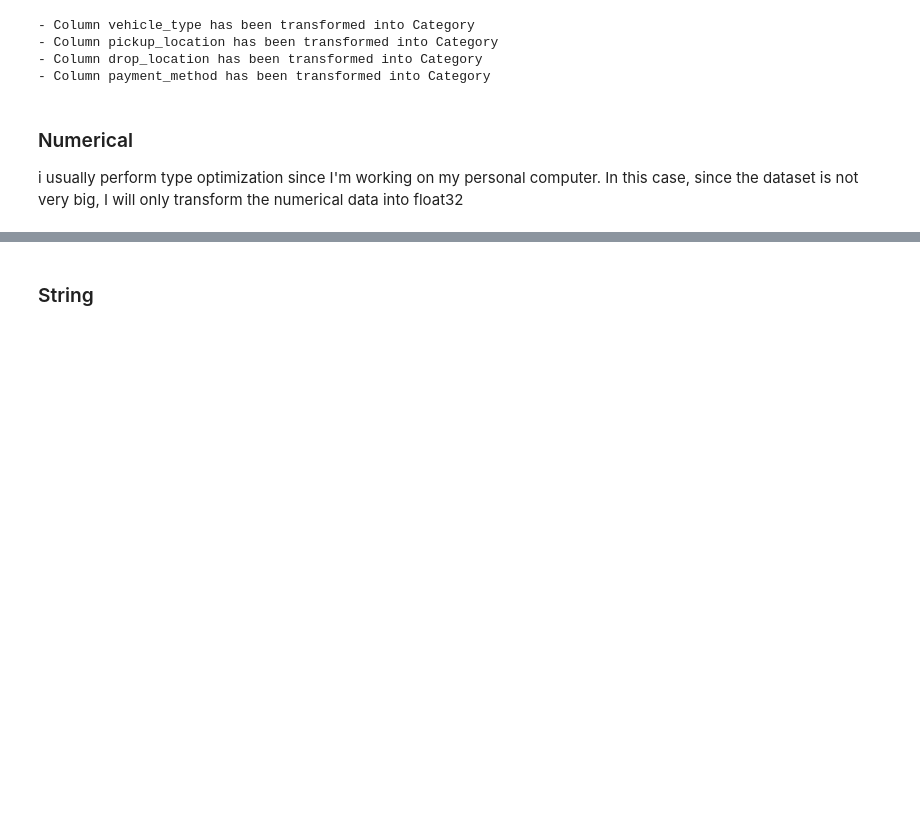
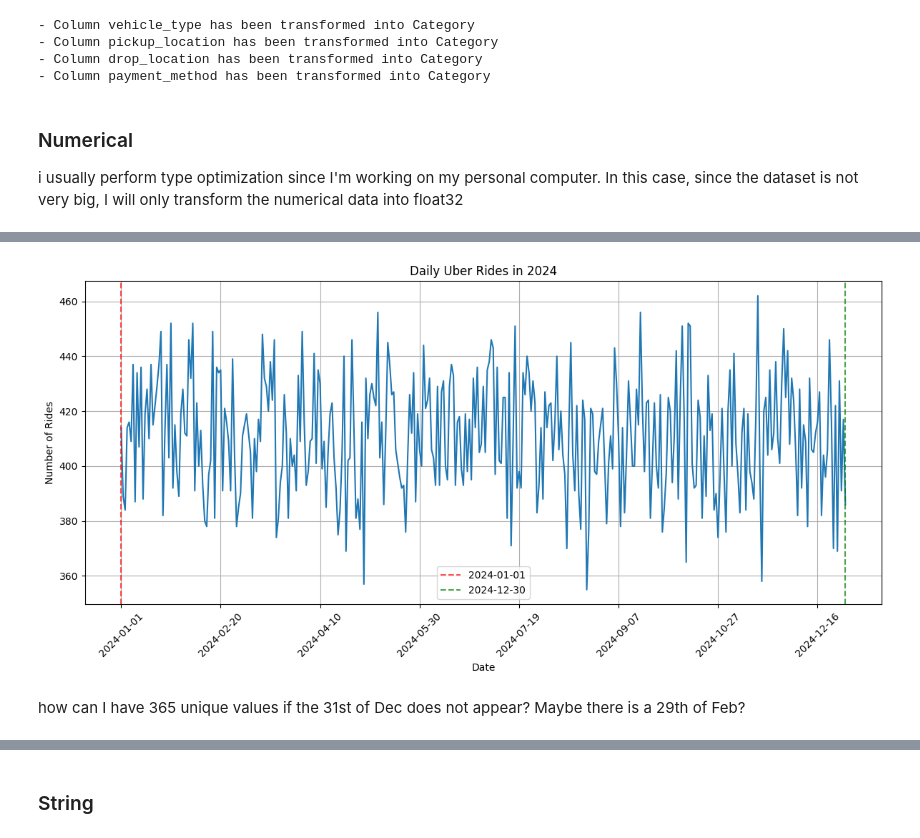
Before and after one commit to amaldu/uber-ride-cancellation-prediction, a Jupyter notebook: uber-analysis/notebooks/03_eda.ipynb, the cells around one changed output, grey strips where cells are left out. Cells and saved outputs as stored; diff of their text form; code cells hidden in the pictures; blank space fills up the shorter version.

```diff
--- a/uber-analysis/notebooks/03_eda.ipynb
+++ b/uber-analysis/notebooks/03_eda.ipynb
@@ -158,7 +144,7 @@ df_parquet
 # %% [markdown]
 ## Recast columns
 # %%
-df_typed = df_parquet.copy()
+df_typed = df_clean_quotes.copy()
 
 df_typed.info()
 # %% [output]
@@ -189,5 +174,0 @@ Convert column `date` into datetime. Keep `time` as object because datetime need
-# %%
-# df_typed["datetime"] = pd.to_datetime(df_typed["date"].astype(str) + " " + df_typed["time"].astype(str))
-df_typed["date"] = pd.to_datetime(df_typed["date"])
-
-df_typed.info()
@@ -264,7 +224,7 @@ numerical_columns = ["avg_vtat",
                  "avg_ctat",
                  "booking_value",
                  "ride_distance",
-                 "cancelled"]
+                 "is_cancelled"]
 
 for col in numerical_columns:
     if col in df_typed.columns:
@@ -313,0 +243,3 @@ memory usage: 11.7+ MB
+# %%
+data = df_typed.copy()
+data = data.sort_values(["date", "time"]).reset_index(drop=True)
@@ -313,0 +309,25 @@ memory usage: 11.7+ MB
+# %%
+plt.figure(figsize=(12, 6))
+daily_counts = data.groupby('date').size()
+plt.plot(daily_counts.index, daily_counts.values)
+
+first_date = daily_counts.index.min()
+last_date = daily_counts.index.max()
+first_date_label = daily_counts.index.min()
+last_date_label = daily_counts.index.max()
+plt.axvline(first_date, color='red', linestyle='--', alpha=0.7, label=first_date_label)
+plt.axvline(last_date, color='green', linestyle='--', alpha=0.7, label=last_date_label)
+plt.title('Daily Uber Rides in 2024')
+plt.xlabel('Date')
+plt.ylabel('Number of Rides')
+
+plt.xticks(rotation=45)
+plt.gca().xaxis.set_major_locator(plt.MaxNLocator(10))
+plt.grid()
+plt.legend()
+plt.tight_layout()
+plt.show()
+# %% [output]
+[figure, added]
+# %% [markdown]
+how can I have 365 unique values if the 31st of Dec does not appear? Maybe there is a 29th of Feb?
```
Also changed, not shown: parts of 37 cells of this notebook.
